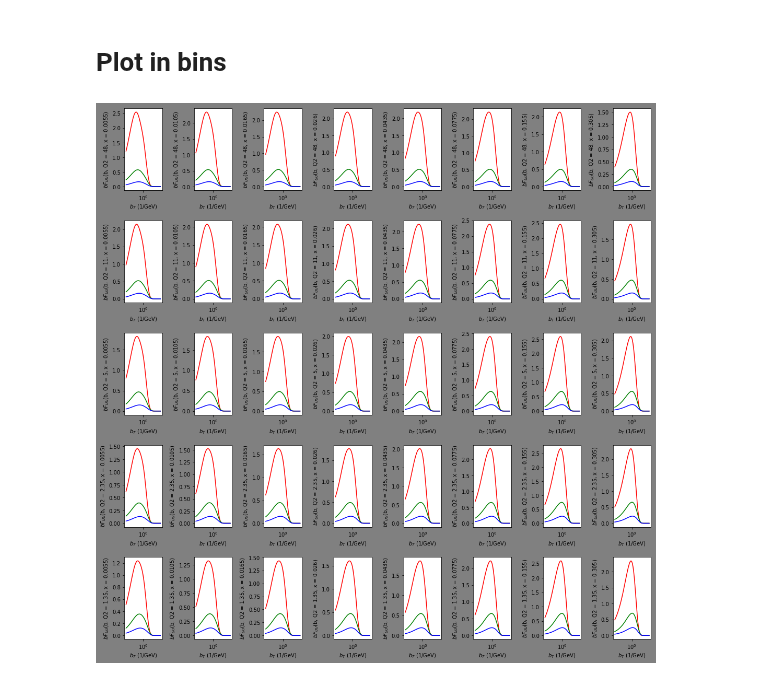
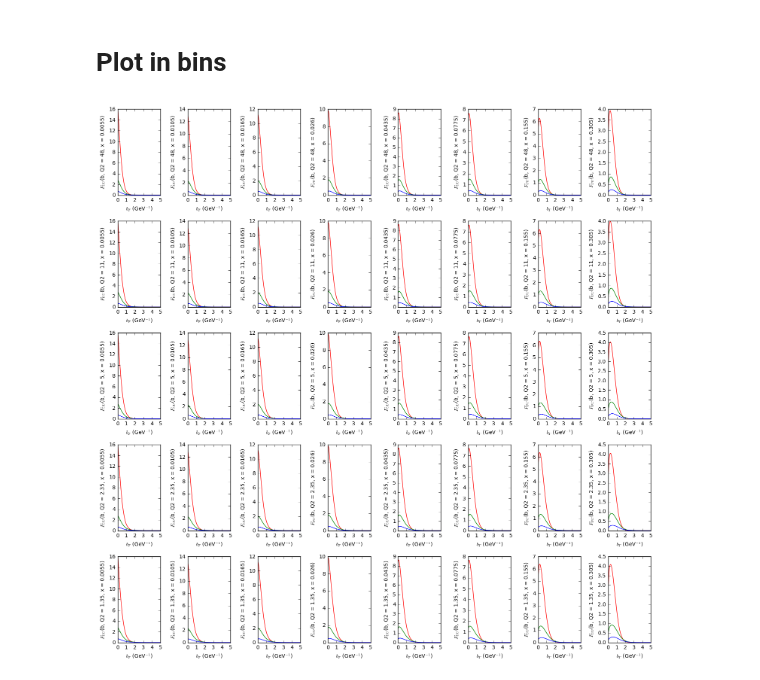
Before and after one commit to prokudin/PSU-PHYS296, a Jupyter notebook: Python/notebooks/bTspace_compassplots.ipynb, the cells around one changed output. Cells and saved outputs as stored; diff of their text form; code cells hidden in the pictures.

```diff
--- a/Python/notebooks/bTspace_compassplots.ipynb
+++ b/Python/notebooks/bTspace_compassplots.ipynb
@@ -13,3 +8,6 @@ import matplotlib.patches as mpatches
 import pylab as py
 # %% [markdown]
 # Import parameters from inputs file
+# %%
+conf=load_config('../fitlab/inputs/upol_compass.py')
+conf['resman']=RESMAN(conf)
@@ -57,44 +37,47 @@ for Q2 in Q2vals:
         data5001[str(Q2)][str(x)] = {}
         for z in zvals:
             data5001[str(Q2)][str(x)][str(z)] = {}
-            bT = np.logspace(-1, 1, 50)
+            data5001[str(Q2)][str(x)][str(z)]['bT'] = []
+            data5001[str(Q2)][str(x)][str(z)]['FUUB'] = []
+            #bT = np.logspace(-1, 1, 5)
+            bT = np.linspace(0, 5, 200)
             data5001[str(Q2)][str(x)][str(z)]['bT'] = bT
-            data5001[str(Q2)][str(x)][str(z)]['FUUB'] = [b*FUUB(x, z, Q2, b) for b in bT]
+            data5001[str(Q2)][str(x)][str(z)]['FUUB'] = [FUUB(x, z, Q2, b) for b in bT]
 # %% [markdown]
 # Plot in bins
 # %%
-fig=py.figure(figsize=(15, 15),facecolor="gray")
+fig=py.figure(figsize=(15, 15))
 ax=fig.add_axes([0,0,1,1])
 ax.set_yticklabels([0]+Q2Bin)
 ax.set_xticklabels([0]+xBin)
 
 # Set legend
-#Zcolor=["red","green","blue"]
-#Zpatch1 = mpatches.Patch(color=Zcolor[0], label='z=0.2')
-#Zpatch2 = mpatches.Patch(color=Zcolor[1], label='z=0.3')
-#Zpatch3 = mpatches.Patch(color=Zcolor[2], label='z=0.4')
-#ax.legend(handles=[Zpatch1,Zpatch2,Zpatch3],loc='upper left')
-#ax.grid()
+Zcolor=["red","green","blue"]
+Zpatch1 = mpatches.Patch(color=Zcolor[0], label='z=0.2')
+Zpatch2 = mpatches.Patch(color=Zcolor[1], label='z=0.3')
+Zpatch3 = mpatches.Patch(color=Zcolor[2], label='z=0.4')
+ax.legend(handles=[Zpatch1,Zpatch2,Zpatch3],loc='upper left')
+ax.grid()
 
 k=1 #counter
 for Q2 in Q2vals[::-1]:
     for x in xvals:
         datadic = data5001[str(Q2)][str(x)]
         ax = py.subplot(5,8,k)
         for z in zvals:
             if z == 0.2:
                 color = 'r-'
             elif z == 0.3:
                 color = 'g-'
             elif z == 0.4:
                 color = 'b-'
             ax.plot(datadic[str(z)]['bT'],datadic[str(z)]['FUUB'],color)
         ax.legend()
         k+=1 #add one to counter
-        ax.set_xlabel(r"$b_T$ (1/GeV)")
-        ax.set_ylabel(r"$b F_{UU}$(b, Q2 = " + str(Q2)+", x = "+str(x)+")")
-        ax.semilogx()
+        ax.set_xlabel(r"$b_T$ (GeV$^{-1}$)")
+        ax.set_ylabel(r"$F_{UU}$(b, Q2 = " + str(Q2)+", x = "+str(x)+")")
+        #ax.semilogx()
 py.tight_layout()
 py.show()
 # %% [output]
-[figure, old version]
+[figure, new version]
```
Also changed, not shown: parts of 5 cells of this notebook, 2 other files.
